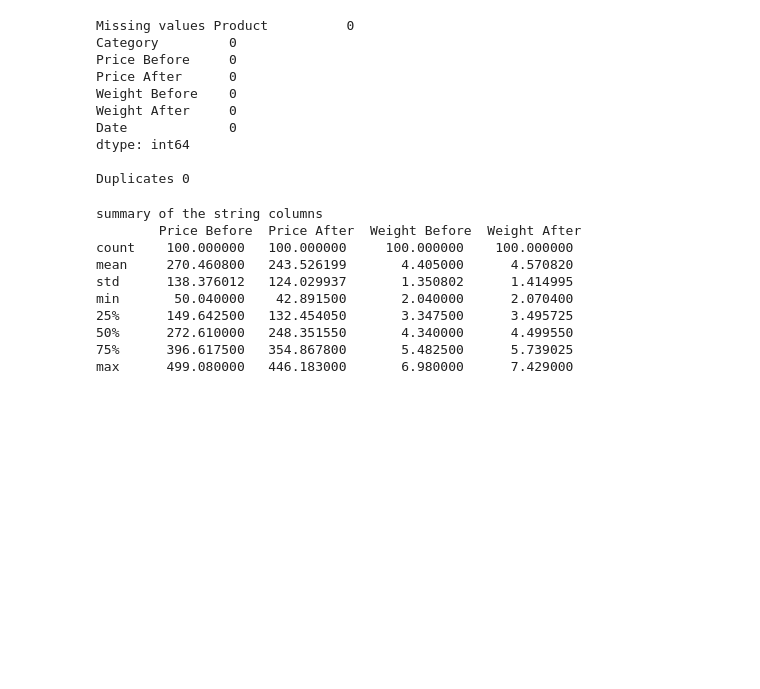
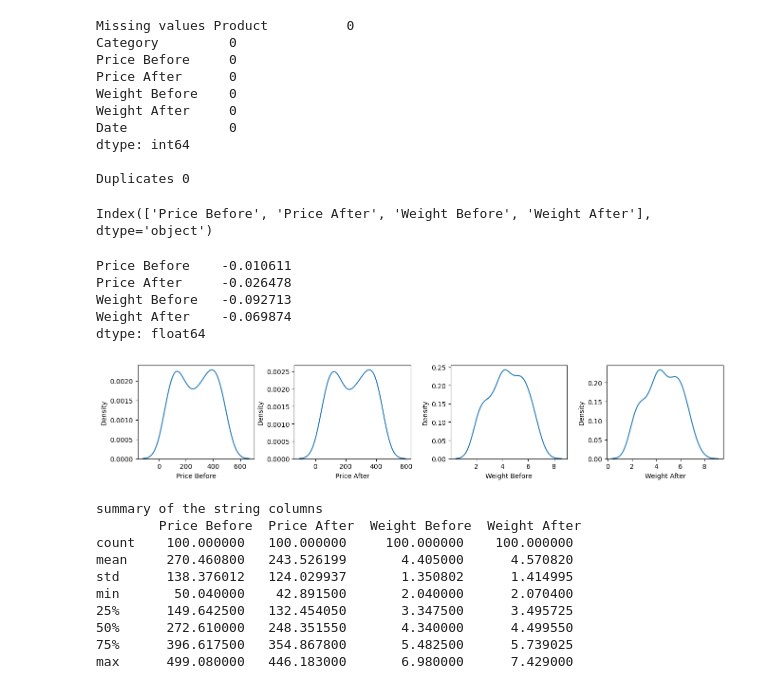
Before and after one commit to Kaviyarasu-06/ProductAnalysis, a Jupyter notebook: Product.ipynb, the cells around one changed output. Drawn from its saved outputs; the diff is of its cells as text; code cells hidden in the pictures; blank space fills up the shorter version.

```diff
--- a/Product.ipynb
+++ b/Product.ipynb
@@ -34,6 +43,30 @@ Date             0
 dtype: int64
 
 Duplicates 0
+# %%
+numeric_df=df.select_dtypes(include=['int64','float64'])
+print(numeric_df.columns)
+# %% [output]
+Index(['Price Before', 'Price After', 'Weight Before', 'Weight After'], dtype='object')
+# %%
+skewness=numeric_df.skew()
+print(skewness)
+plt.figure(figsize=(20,15))
+plotnumber=1
+for column in numeric_df:
+    ax=plt.subplot(6,6,plotnumber)
+    sns.kdeplot(numeric_df[column])
+    plt.xlabel(column)
+    plotnumber+=1
+plt.tight_layout()
+plt.show()
+# %% [output]
+Price Before    -0.010611
+Price After     -0.026478
+Weight Before   -0.092713
+Weight After    -0.069874
+dtype: float64
+[figure, added]
 # %%
 print("summary of the string columns\n",df.describe())
 # %% [output]
```
Also changed, not shown: parts of 2 cells of this notebook, 1 other file.
